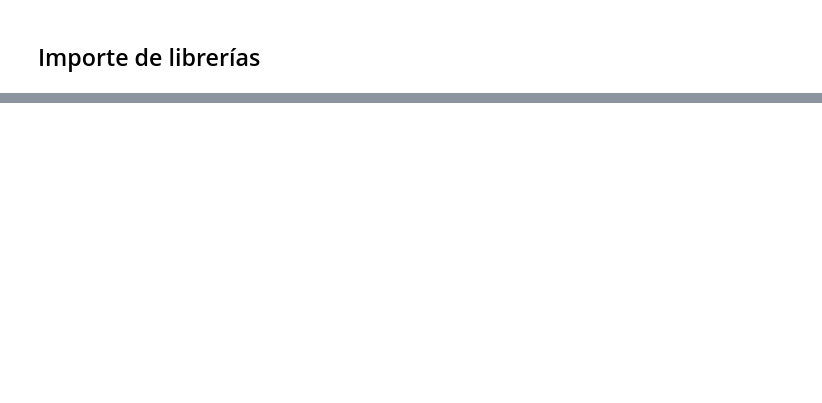
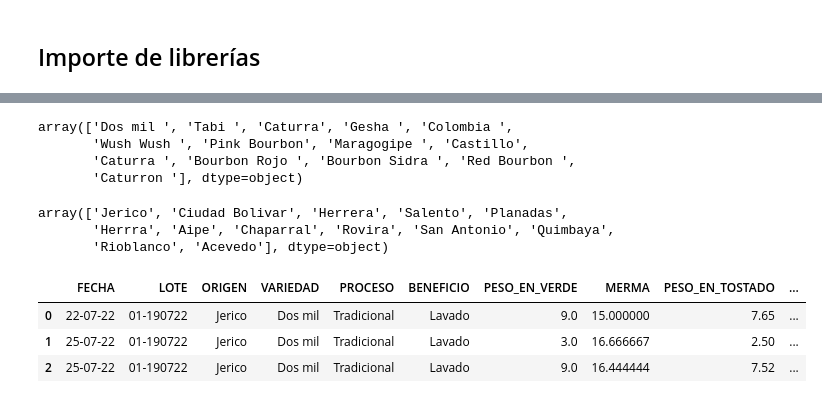
Before and after one commit to Jmurielm/Analisis-de-calidad-de-cafe, a Jupyter notebook: Notebook_Café.ipynb, the cells around one changed output, grey strips where cells are left out. Saved outputs shown, nothing was run; the diff lists cells and outputs as text; code cells hidden in the pictures; blank space fills up the shorter version.

```diff
--- a/Notebook_Café.ipynb
+++ b/Notebook_Café.ipynb
@@ -85,0 +310,62 @@ memory usage: 8.4+ KB
+# %%
+# Creámos la columna 'DENOMINACION' a partir de los primeros 2 caracteres del lote
+df_tt['DENOMINACION'] = df_tt['LOTE'].str[:2]
+# %%
+# Aplicamos las funciones de trim y transform_lote a la columna 'LOTE'
+df_tt['LOTE'] = df_tt['LOTE'].apply(trim)
+df_tt['LOTE'] = df_tt['LOTE'].apply(transform_lote)
+# %%
+df_tt['VARIEDAD'].unique()
+# %% [output]
+array(['Dos mil ', 'Tabi ', 'Caturra', 'Gesha ', 'Colombia ',
+       'Wush Wush ', 'Pink Bourbon', 'Maragogipe ', 'Castillo',
+       'Caturra ', 'Bourbon Rojo ', 'Bourbon Sidra ', 'Red Bourbon ',
+       'Caturron '], dtype=object)
+# %%
+dic_variedad = {
+    'Dos mil': 'Dos mil',
+    'Tabi': 'Tabi',
+    'Caturra': 'Caturra',
+    'Gesha': 'Gesha',
+    'Colombia': 'Colombia',
+    'Wush Wush': 'Wush Wush',
+    'Pink Bourbon': 'Pink Bourbon',
+    'Maragogipe': 'Maragogipe',
+    'Castillo': 'Castillo',
+    'Bourbon Rojo': 'Bourbon Rojo',
+    'Bourbon Sidra': 'Bourbon Sidra',
+    'Red Bourbon': 'Bourbon Rojo',
+    'Caturron': 'Caturron',
+}
+
+df_tt['VARIEDAD'] = df_tt['VARIEDAD'].apply(trim).replace(dic_variedad)
+# %%
+df_tt['ORIGEN'].str.strip().unique()
+# %% [output]
+array(['Jerico', 'Ciudad Bolivar', 'Herrera', 'Salento', 'Planadas',
+       'Herrra', 'Aipe', 'Chaparral', 'Rovira', 'San Antonio', 'Quimbaya',
+       'Rioblanco', 'Acevedo'], dtype=object)
+# %%
+dic_origen = {'Jerico': 'Jerico',
+              'Ciudad Bolivar': 'Ciudad Bolivar',
+              'Herrera': 'Herrera',
+              'Salento': 'Salento',
+              'Planadas': 'Planadas',
+              'Herrra': 'Herrera',
+              'Aipe': 'Aipe',
+              'Chaparral': 'Chaparral',
+              'Rovira': 'Rovira',
+              'San Antonio': 'San Antonio',
+              'Quimbaya': 'Quimbaya',
+              'Rioblanco': 'Rioblanco',
+              'Acevedo': 'Acevedo',
+}
+
+df_tt['ORIGEN'] = df_tt['ORIGEN'].apply(trim).replace(dic_origen)
+# %%
+df_tt.head(3)
+# %% [output]
+|  | FECHA | LOTE | ORIGEN | VARIEDAD | PROCESO | BENEFICIO | PESO_EN_VERDE | MERMA | PESO_EN_TOSTADO | ... |
+| 0 | 22-07-22 | 01-190722 | Jerico | Dos mil | Tradicional | Lavado | 9.0 | 15.000000 | 7.65 | ... |
+| 1 | 25-07-22 | 01-190722 | Jerico | Dos mil | Tradicional | Lavado | 3.0 | 16.666667 | 2.50 | ... |
+| 2 | 25-07-22 | 01-190722 | Jerico | Dos mil | Tradicional | Lavado | 9.0 | 16.444444 | 7.52 | ... |
```
Also changed, not shown: parts of 53 cells of this notebook.
